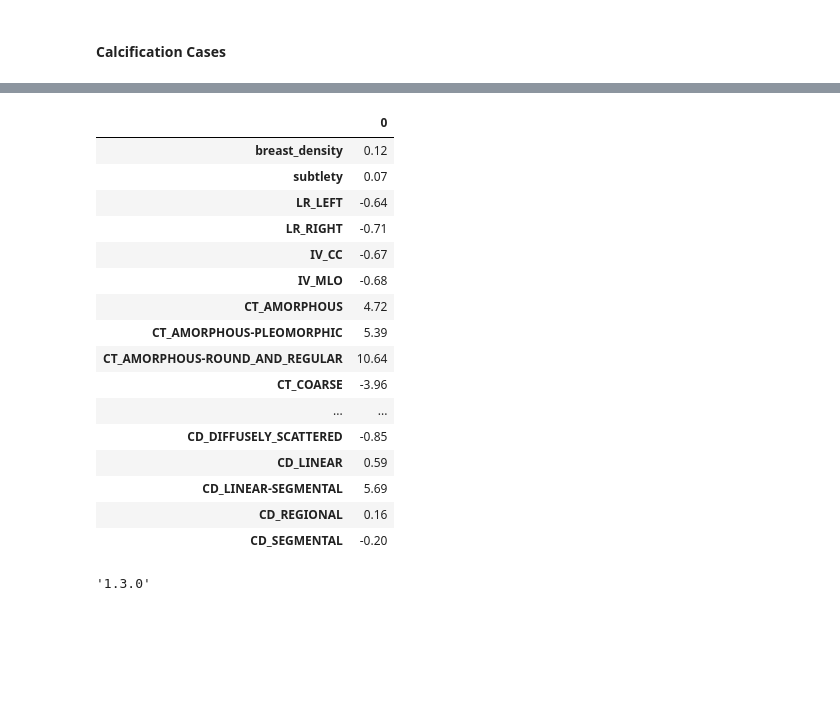
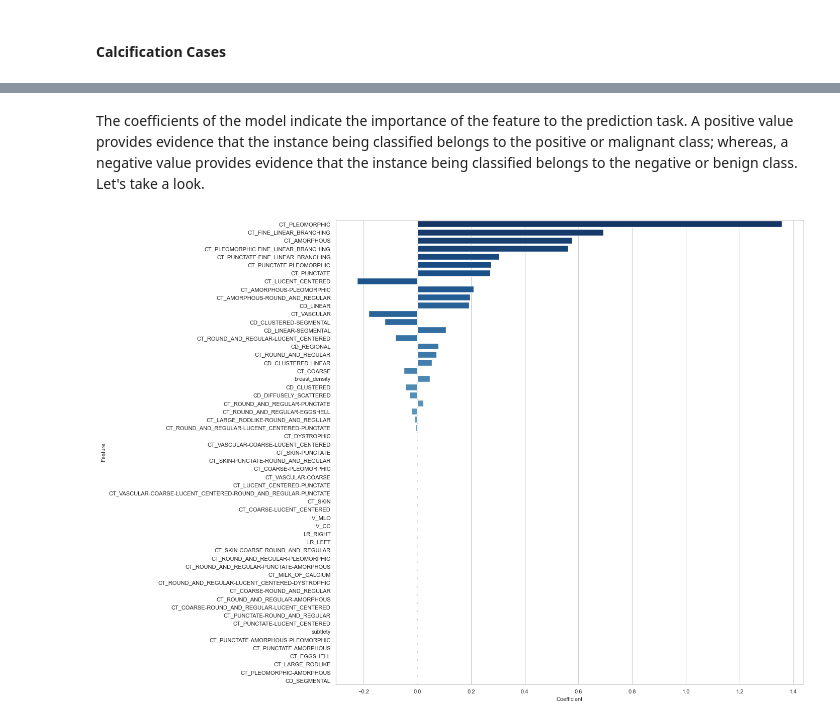
Before and after one commit to john-james-ai/BreastCancerDetection, a Jupyter notebook: _sources/content/06_eda.ipynb, the cells around one changed output, grey strips where cells are left out. Cells and saved outputs as stored; diff of their text form; code cells hidden in the pictures; blank space fills up the shorter version.

```diff
--- a/_sources/content/06_eda.ipynb
+++ b/_sources/content/06_eda.ipynb
@@ -782,3 +811,5 @@ y_train = train['cancer']
 test = pd.read_csv(CALC_TEST_FP)
 X_test= test.loc[:, test.columns != 'cancer']
 y_test = test['cancer']
+X = pd.concat([X_train, X_test], axis=0)
+y = pd.concat([y_train, y_test], axis=0)
@@ -799,0 +864,30 @@ weighted avg       0.70      0.70      0.70       326
+# %%
+if not os.path.exists(BEST_MODEL_FP) or MODEL_FORCE:
+    print('Performing model optimizations...')
+    best_acc = 0.0
+    best_clf = 0
+    best_gs = ''
+    for idx, gs in enumerate(grids):
+        print('\nEstimator: %s' % grid_dict[idx])
+        # Fit grid search
+        gs.fit(X_train, y_train)
+        # Best params
+        print('Best params: %s' % gs.best_params_)
+        # Best training data accuracy
+        print('Best training accuracy: %.3f' % gs.best_score_)
+        # Predict on test data with best params
+        y_pred = gs.predict(X_test)
+        # Test data accuracy of model with best params
+        print('Test set accuracy score for best params: %.3f ' % accuracy_score(y_test, y_pred))
+        # Track best (highest test accuracy) model
+        if accuracy_score(y_test, y_pred) > best_acc:
+            best_acc = accuracy_score(y_test, y_pred)
+            best_gs = gs
+            best_clf = idx
+    print('\nClassifier with best test set accuracy: %s' % grid_dict[best_clf])
+
+    # Save best grid search pipeline to file
+    os.makedirs(os.path.dirname(BEST_MODEL_FP), exist_ok=True)
+    with open(BEST_MODEL_FP, 'wb') as pickle_file:
+        pickle.dump(best_gs, pickle_file)
+    print('\nSaved %s grid search pipeline to file: %s' % (grid_dict[best_clf], BEST_MODEL_FP))
@@ -800,26 +956,16 @@ weighted avg       0.70      0.70      0.70       326
+# %% [markdown]
+The coefficients of the model indicate the importance of the feature to the prediction task. A positive value provides evidence that the instance being classified belongs to the positive or malignant class; whereas, a negative value provides evidence that the instance being classified belongs to the negative or benign class. Let's take a look.
 # %%
-df_coef = pd.DataFrame(data=clf.coef_, columns=clf.feature_names_in_)
-df_coef.T
+# Get the best estimator
+clf = best_gs.best_estimator_.named_steps['clf']
+# Create a dataframe containing the coefficients from the model.
+calc_imp = pd.DataFrame(data=clf.coef_, columns=X.columns).T.reset_index()
+calc_imp.columns = ['Feature','Coefficient']
+# Sort by the absolute value of the coefficient.
+calc_imp['abs'] = np.abs(calc_imp['Coefficient'])
+calc_imp.sort_values(by='abs', ascending=False, inplace=True)
+# Plot the coefficients.
+fig, ax = plt.subplots(figsize=(12,12))
+cases.plot.barplot(data=calc_imp, y='Feature', x='Coefficient', ax=ax)
 # %% [output]
-|  | 0 |
-| breast_density | 0.12 |
-| subtlety | 0.07 |
-| LR_LEFT | -0.64 |
-| LR_RIGHT | -0.71 |
-| IV_CC | -0.67 |
-| IV_MLO | -0.68 |
-| CT_AMORPHOUS | 4.72 |
-| CT_AMORPHOUS-PLEOMORPHIC | 5.39 |
-| CT_AMORPHOUS-ROUND_AND_REGULAR | 10.64 |
-| CT_COARSE | -3.96 |
-| ... | ... |
-| CD_DIFFUSELY_SCATTERED | -0.85 |
-| CD_LINEAR | 0.59 |
-| CD_LINEAR-SEGMENTAL | 5.69 |
-| CD_REGIONAL | 0.16 |
-| CD_SEGMENTAL | -0.20 |
+[figure, added]
-# %%
-import sklearn
-sklearn.__version__
-# %% [output]
-'1.3.0'
```
Also changed, not shown: parts of 18 cells of this notebook, 5 other files.
